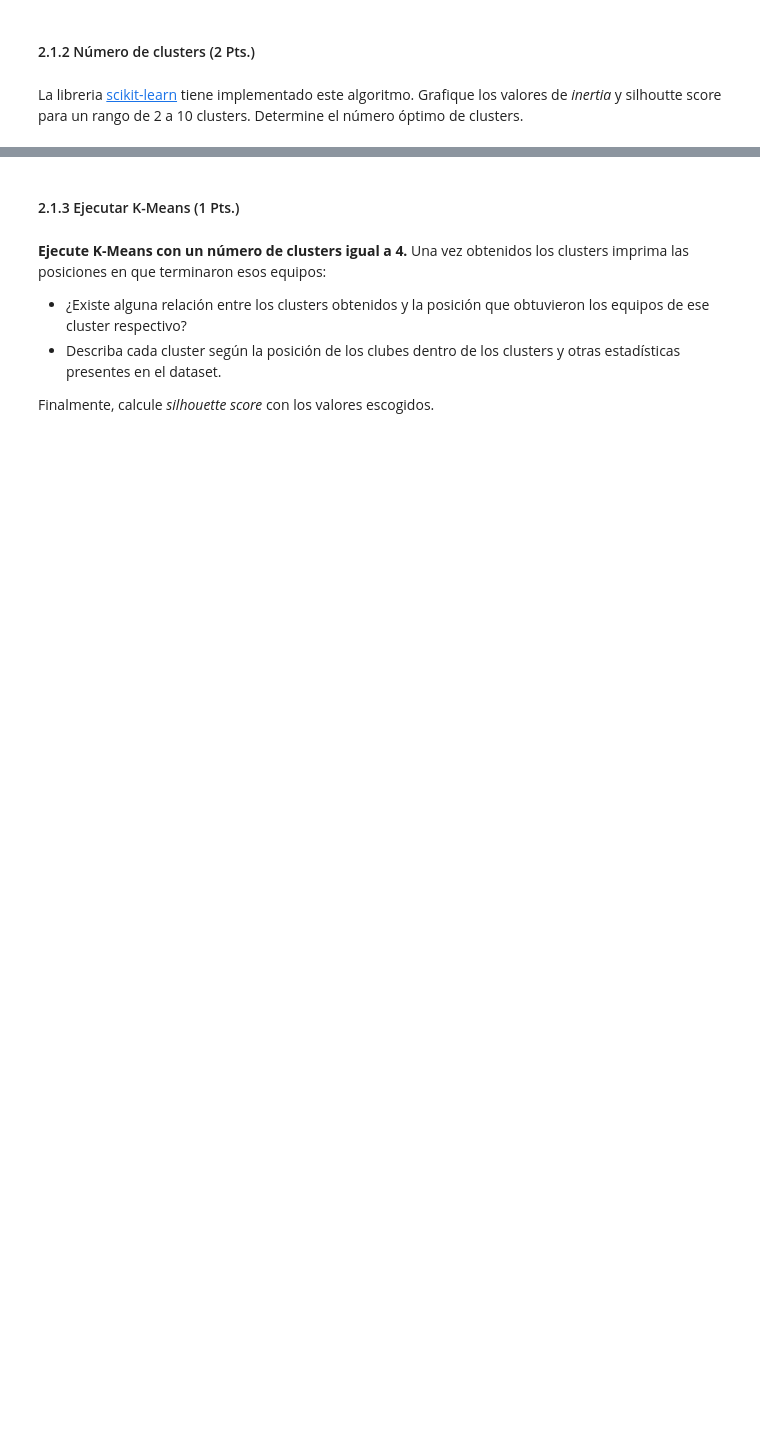
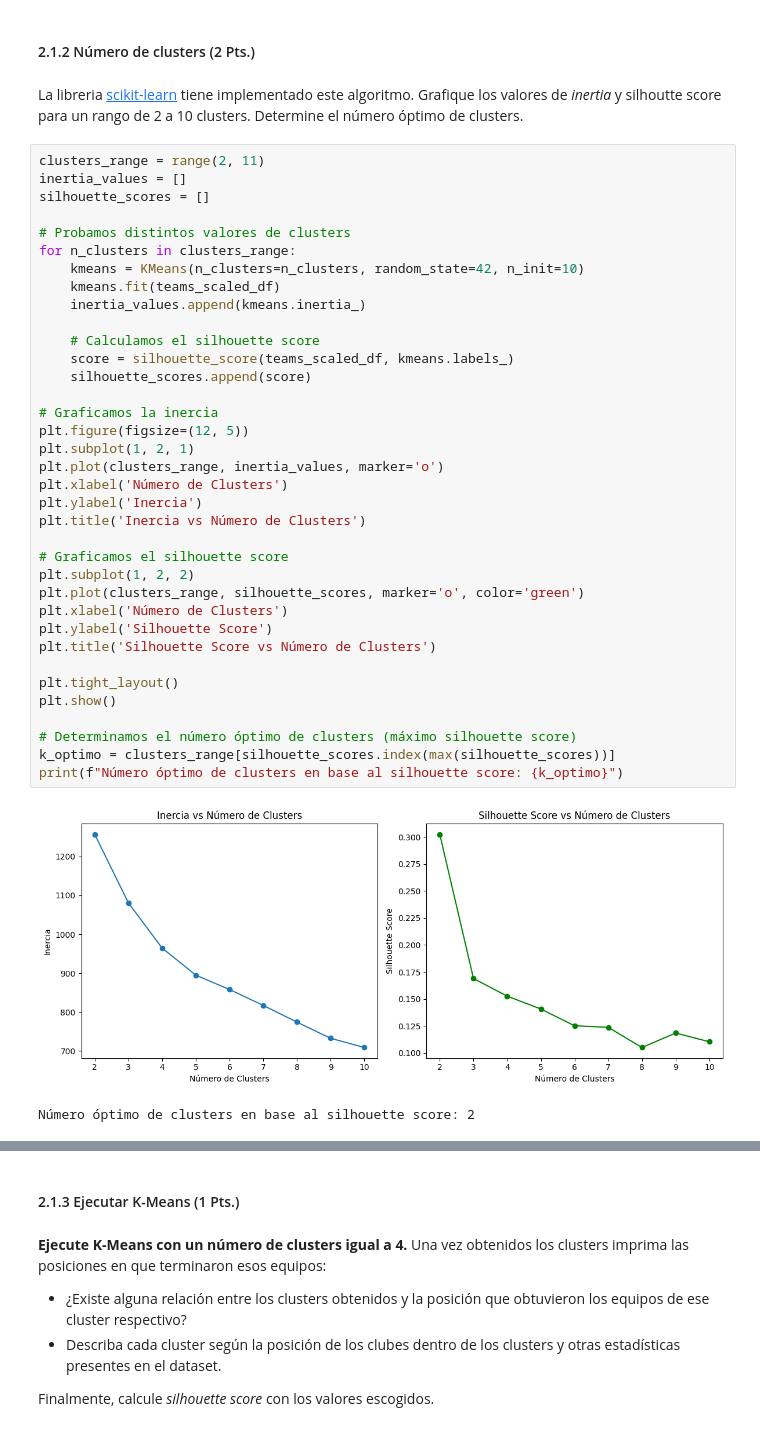
Before and after one commit to VicenteLavagnino/IIC2433, a Jupyter notebook: Tareas/T4/T4_IIC2433.ipynb, the cells around one changed output, grey strips where cells are left out. Drawn from its saved outputs; the diff is of its cells as text; blank space fills up the shorter version.

```diff
--- a/Tareas/T4/T4_IIC2433.ipynb
+++ b/Tareas/T4/T4_IIC2433.ipynb
@@ -104,3 +322,42 @@ Investigue sobre `K-means` y entregue una explicación de como funciona. `No es
 #### 2.1.2 Número de clusters (2 Pts.)
 # %% [markdown]
 La libreria [scikit-learn](https://scikit-learn.org/stable/modules/generated/sklearn.cluster.KMeans.html) tiene implementado este algoritmo. Grafique los valores de *inertia* y silhoutte score para un rango de 2 a 10 clusters. Determine el número óptimo de clusters.
+# %%
+clusters_range = range(2, 11)
+inertia_values = []
+silhouette_scores = []
+
+# Probamos distintos valores de clusters
+for n_clusters in clusters_range:
+    kmeans = KMeans(n_clusters=n_clusters, random_state=42, n_init=10)
+    kmeans.fit(teams_scaled_df)
+    inertia_values.append(kmeans.inertia_)
+
+    # Calculamos el silhouette score
+    score = silhouette_score(teams_scaled_df, kmeans.labels_)
+    silhouette_scores.append(score)
+
+# Graficamos la inercia
+plt.figure(figsize=(12, 5))
+plt.subplot(1, 2, 1)
+plt.plot(clusters_range, inertia_values, marker='o')
+plt.xlabel('Número de Clusters')
+plt.ylabel('Inercia')
+plt.title('Inercia vs Número de Clusters')
+
+# Graficamos el silhouette score
+plt.subplot(1, 2, 2)
+plt.plot(clusters_range, silhouette_scores, marker='o', color='green')
+plt.xlabel('Número de Clusters')
+plt.ylabel('Silhouette Score')
+plt.title('Silhouette Score vs Número de Clusters')
+
+plt.tight_layout()
+plt.show()
+
+# Determinamos el número óptimo de clusters (máximo silhouette score)
+k_optimo = clusters_range[silhouette_scores.index(max(silhouette_scores))]
+print(f"Número óptimo de clusters en base al silhouette score: {k_optimo}")
+# %% [output]
+[figure, added]
+Número óptimo de clusters en base al silhouette score: 2
```
Also changed, not shown: parts of 21 cells of this notebook, 1 other file.
